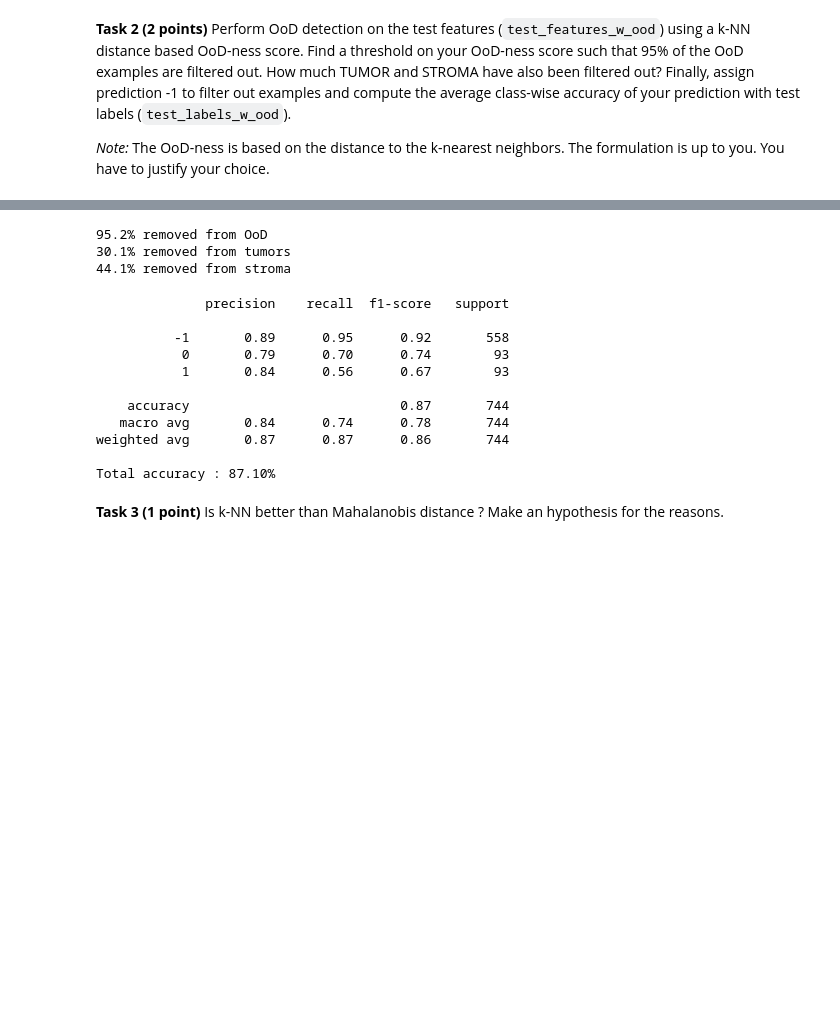
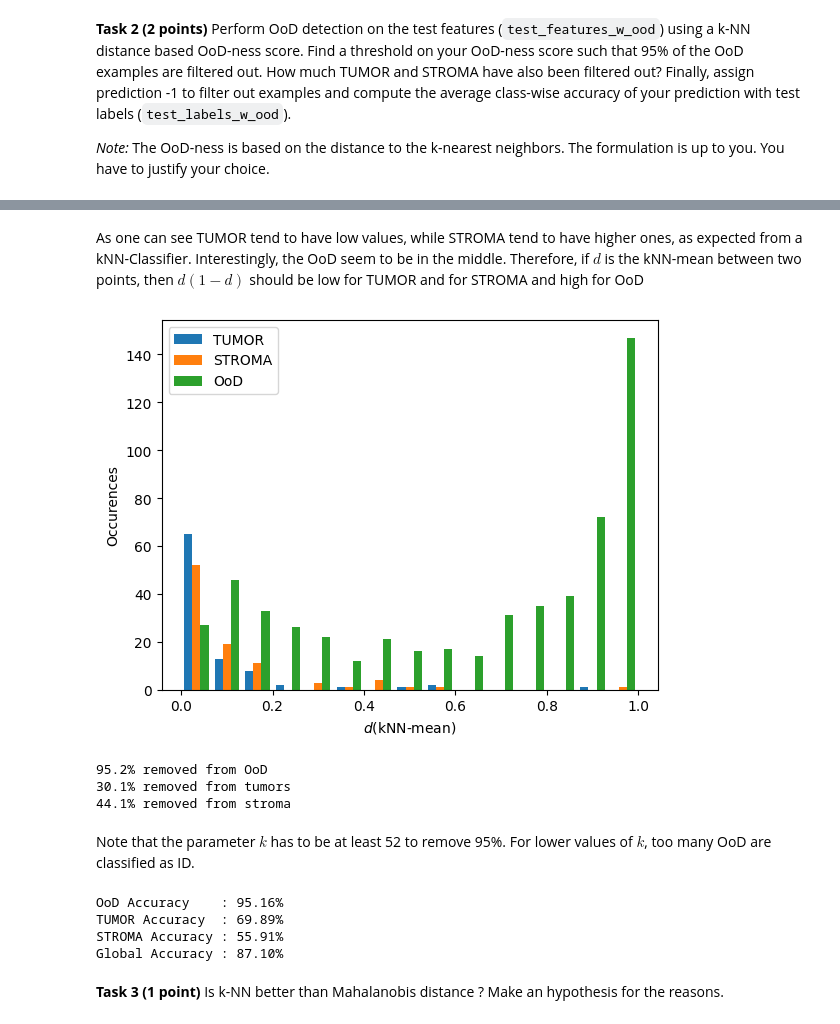
Before and after one commit to Jennifer2001-lab/iapr, a Jupyter notebook: labs/lab_03_val.ipynb, the cells around one changed output, grey strips where cells are left out. Drawn from its saved outputs; the diff is of its cells as text; code cells hidden in the pictures; blank space fills up the shorter version.

```diff
--- a/labs/lab_03_val.ipynb
+++ b/labs/lab_03_val.ipynb
@@ -343 +326,16 @@ stroma_pred_cut=stroma_pred[(stroma_pred <= thresh_1) | (stroma_pred >= thresh_2
+# %% [markdown]
+As one can see TUMOR tend to have low values, while STROMA tend to have higher ones, as expected from a kNN-Classifier. Interestingly, the OoD seem to be in the middle. Therefore, if $d$ is the kNN-mean between two points, then $d(1-d)$ should be low for TUMOR and for STROMA and high for OoD
+# %%
+distance = 4 * test_pred_w_ood * (1 - test_pred_w_ood) # the 4 is just to normalize, not compulsory
+ood_pred = distance[test_labels_w_ood == -1]
+tumor_pred = distance[test_labels_w_ood == 0]
+stroma_pred = distance[test_labels_w_ood == 1]
+
+plt.hist([tumor_pred, stroma_pred, ood_pred], bins=15, label=['TUMOR', 'STROMA', 'OoD'])
+plt.legend()
+plt.xlabel('$d$(kNN-mean)')
+plt.ylabel('Occurences')
+plt.show()
+# %% [output]
+[figure, added]
 # %%
@@ -348,22 +352,5 @@ print(f'{100*(1 - len(stroma_pred_cut) / len(stroma_pred)):.3g}% removed from st
 95.2% removed from OoD
 30.1% removed from tumors
 44.1% removed from stroma
-# %%
-from sklearn.metrics import classification_report
-
-with_filter_preds = knn.predict_means(test_features_w_ood, thresh_1, thresh_2)
-
-print(classification_report(test_labels_w_ood, with_filter_preds))
-print(f'Total accuracy : {100*(accuracy_score(test_labels_w_ood, with_filter_preds)):#.4g}%')
-# %% [output]
-              precision    recall  f1-score   support
-
-          -1       0.89      0.95      0.92       558
-           0       0.79      0.70      0.74        93
-           1       0.84      0.56      0.67        93
-
-    accuracy                           0.87       744
-   macro avg       0.84      0.74      0.78       744
-weighted avg       0.87      0.87      0.86       744
-
-Total accuracy : 87.10%
+# %% [markdown]
+Note that the parameter $k$ has to be at least 52 to remove 95%. For lower values of $k$, too many OoD are classified as ID.
@@ -370,2 +364,16 @@ Total accuracy : 87.10%
+# %%
+from sklearn.metrics import classification_report
+
+accuracies = [100*np.mean(preds[test_labels_w_ood == i] == i) for i in [-1 ,0 ,1]]
+
+print(f'OoD Accuracy\t: {accuracies[0]:.2f}%')
+print(f'TUMOR Accuracy\t: {accuracies[1]:.2f}%')
+print(f'STROMA Accuracy\t: {accuracies[2]:.2f}%')
+print(f'Global Accuracy\t: {100*np.mean(test_labels_w_ood == preds):.2f}%')
+# %% [output]
+OoD Accuracy    : 95.16%
+TUMOR Accuracy  : 69.89%
+STROMA Accuracy : 55.91%
+Global Accuracy : 87.10%
 # %% [markdown]
 **Task 3 (1 point)** Is k-NN better than Mahalanobis distance ? Make an hypothesis for the reasons.
```
Also changed, not shown: parts of 11 cells of this notebook, 2 other files.
